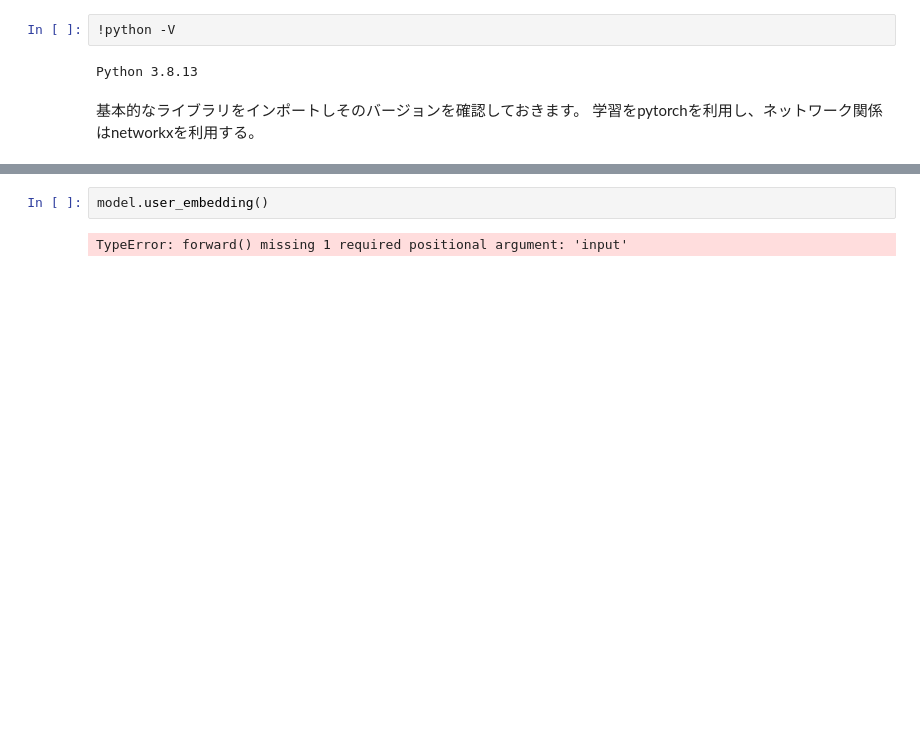
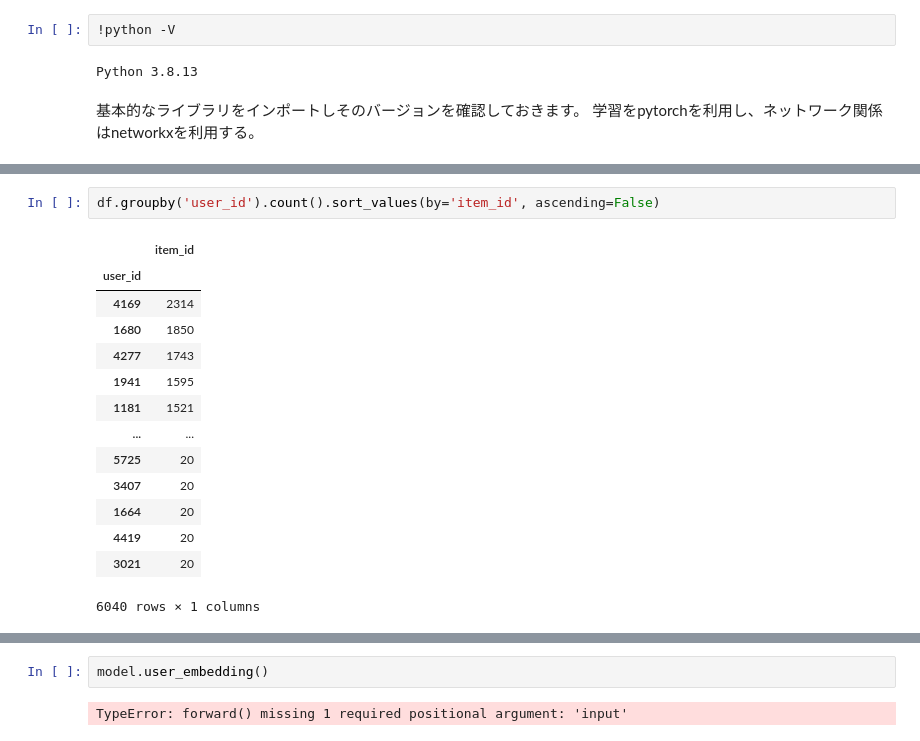
Before and after one commit to hiroshi0530/wa-src, a Jupyter notebook: rec/gr/mf_nb.ipynb, the cells around one changed output, grey strips where cells are left out. Cells and saved outputs as stored; diff of their text form; blank space fills up the shorter version.

```diff
--- a/rec/gr/mf_nb.ipynb
+++ b/rec/gr/mf_nb.ipynb
@@ -70,0 +153,17 @@ torch       : 1.12.0
+# %%
+df.groupby('user_id').count().sort_values(by='item_id', ascending=False)
+# %% [output]
+|  | item_id |
+| user_id |  |
+| 4169 | 2314 |
+| 1680 | 1850 |
+| 4277 | 1743 |
+| 1941 | 1595 |
+| 1181 | 1521 |
+| ... | ... |
+| 5725 | 20 |
+| 3407 | 20 |
+| 1664 | 20 |
+| 4419 | 20 |
+| 3021 | 20 |
+6040 rows × 1 columns
```
Also changed, not shown: parts of 25 cells of this notebook, 5 other files.
